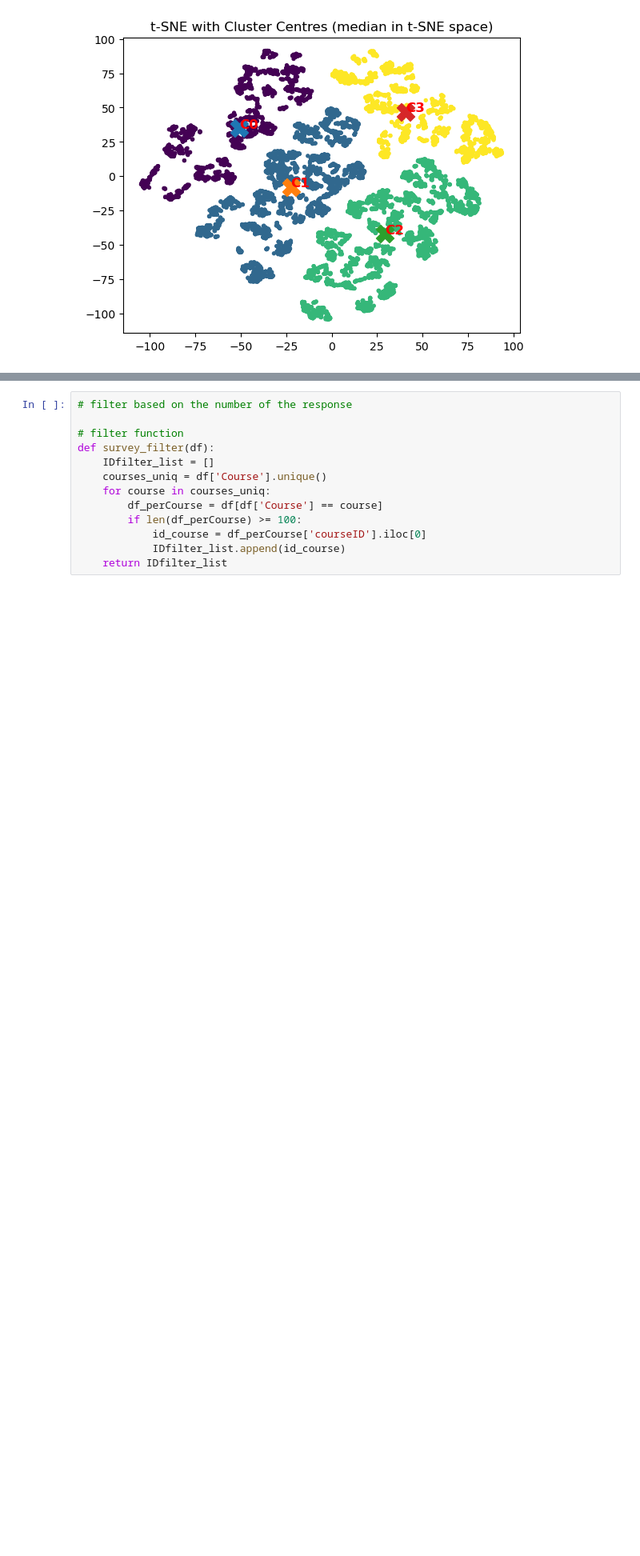
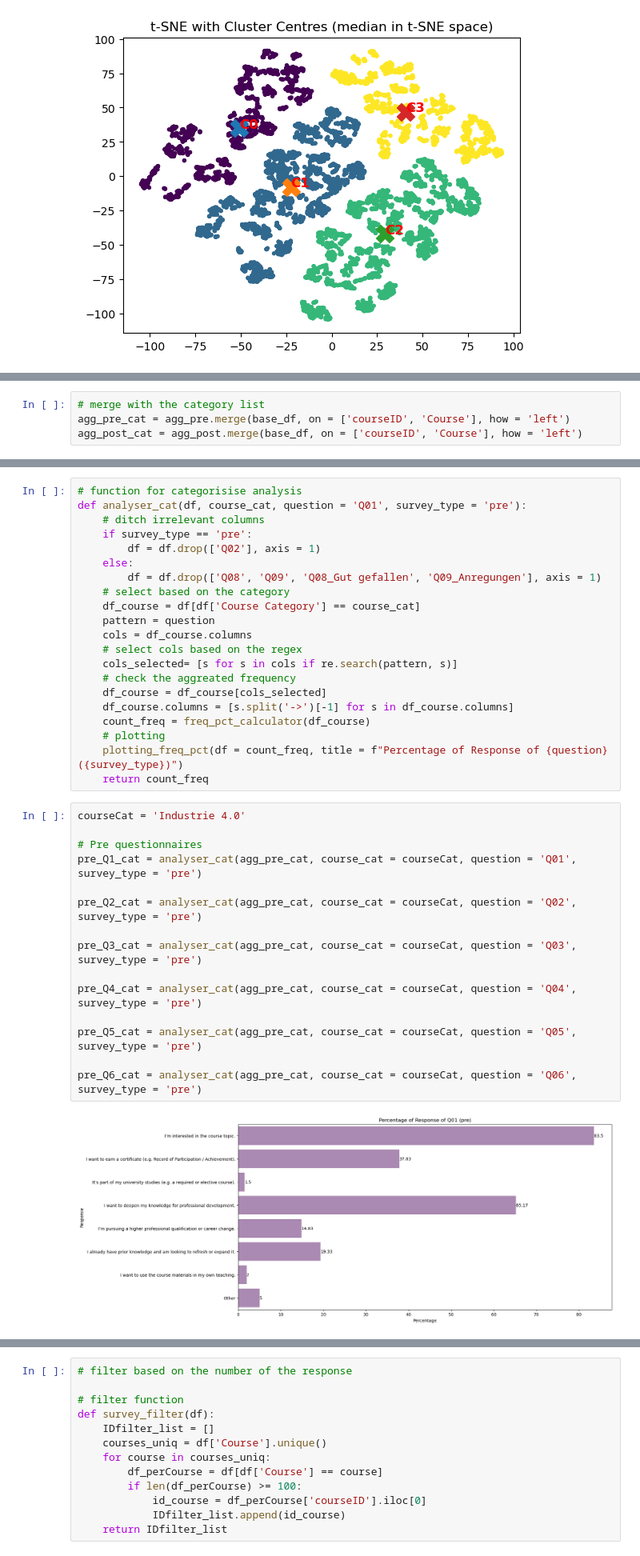
Before and after one commit to LenaAoyamaLawrence/Public-Projects, a Jupyter notebook: EDA/Moodle_Surveys.ipynb, the cells around one changed output, grey strips where cells are left out. Shown at 80% size. Drawn from its saved outputs; the diff is of its cells as text; blank space fills up the shorter version.

```diff
--- a/EDA/Moodle_Surveys.ipynb
+++ b/EDA/Moodle_Surveys.ipynb
@@ -1631,0 +1634,4 @@ plotting_clusters(labels_post, tsne_post)
+# %%
+# merge with the category list
+agg_pre_cat = agg_pre.merge(base_df, on = ['courseID', 'Course'], how = 'left')
+agg_post_cat = agg_post.merge(base_df, on = ['courseID', 'Course'], how = 'left')
@@ -1631,0 +1688,38 @@ plotting_clusters(labels_post, tsne_post)
+# %%
+# function for categorisise analysis
+def analyser_cat(df, course_cat, question = 'Q01', survey_type = 'pre'):
+    # ditch irrelevant columns
+    if survey_type == 'pre':
+        df = df.drop(['Q02'], axis = 1)
+    else:
+        df = df.drop(['Q08', 'Q09', 'Q08_Gut gefallen', 'Q09_Anregungen'], axis = 1)
+    # select based on the category
+    df_course = df[df['Course Category'] == course_cat]
+    pattern = question
+    cols = df_course.columns
+    # select cols based on the regex
+    cols_selected= [s for s in cols if re.search(pattern, s)]
+    # check the aggreated frequency
+    df_course = df_course[cols_selected]
+    df_course.columns = [s.split('->')[-1] for s in df_course.columns]
+    count_freq = freq_pct_calculator(df_course)
+    # plotting
+    plotting_freq_pct(df = count_freq, title = f"Percentage of Response of {question} ({survey_type})")
+    return count_freq
+# %%
+courseCat = 'Industrie 4.0'
+
+# Pre questionnaires
+pre_Q1_cat = analyser_cat(agg_pre_cat, course_cat = courseCat, question = 'Q01', survey_type = 'pre')
+
+pre_Q2_cat = analyser_cat(agg_pre_cat, course_cat = courseCat, question = 'Q02', survey_type = 'pre')
+
+pre_Q3_cat = analyser_cat(agg_pre_cat, course_cat = courseCat, question = 'Q03', survey_type = 'pre')
+
+pre_Q4_cat = analyser_cat(agg_pre_cat, course_cat = courseCat, question = 'Q04', survey_type = 'pre')
+
+pre_Q5_cat = analyser_cat(agg_pre_cat, course_cat = courseCat, question = 'Q05', survey_type = 'pre')
+
+pre_Q6_cat = analyser_cat(agg_pre_cat, course_cat = courseCat, question = 'Q06', survey_type = 'pre')
+# %% [output]
+[figure, added]
```
Also changed, not shown: parts of 14 cells of this notebook.
